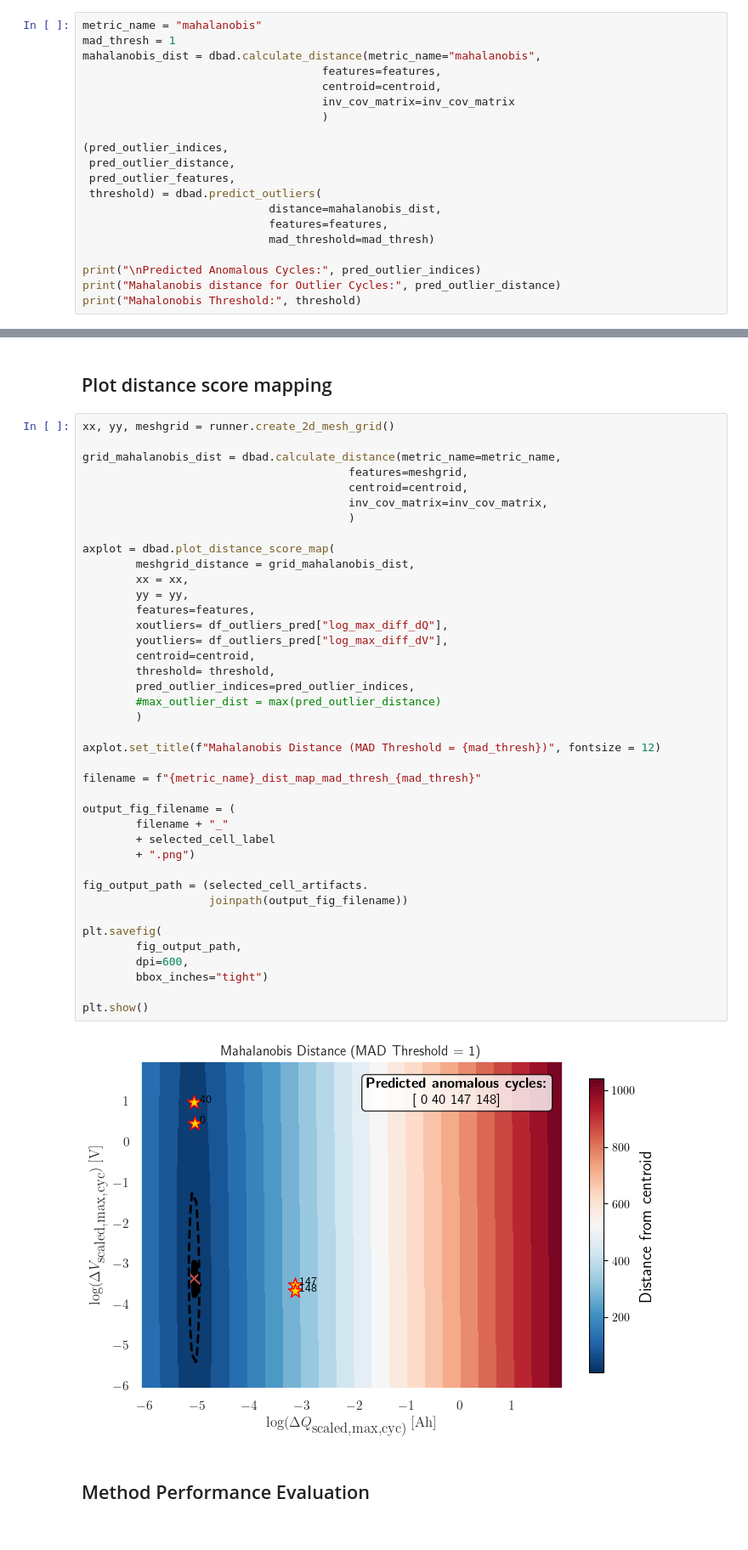
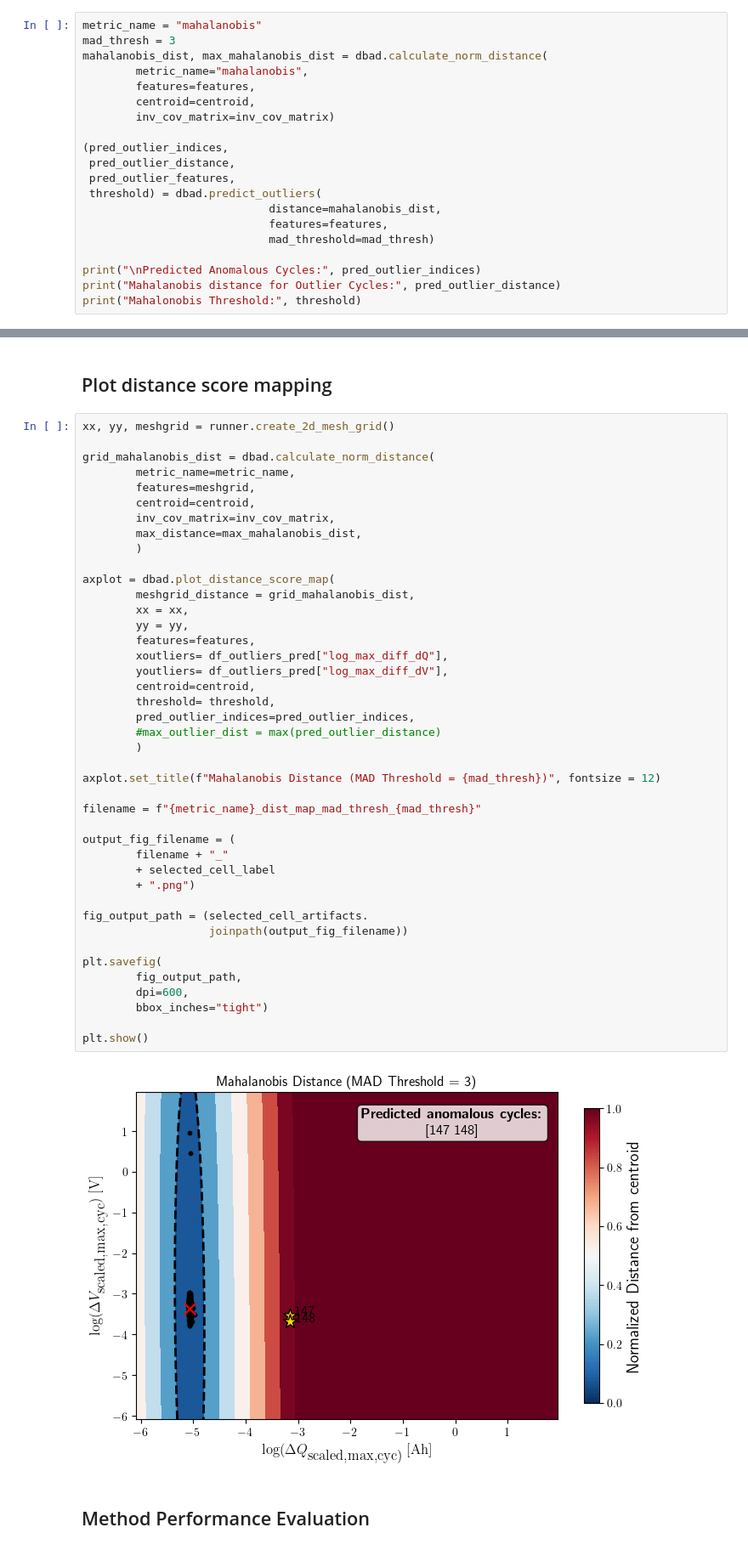
Before and after one commit to meichinpang/osbad, a Jupyter notebook: distance/distance_03_mahalanobis.ipynb, the cells around one changed output, grey strips where cells are left out. Shown at 85% size. Cells and saved outputs as stored; diff of their text form.

```diff
--- a/distance/distance_03_mahalanobis.ipynb
+++ b/distance/distance_03_mahalanobis.ipynb
@@ -215,12 +215,12 @@ centroid = MCD.location_
 inv_cov_matrix = np.linalg.inv(cov_matrix)
 # %%
 metric_name = "mahalanobis"
-mad_thresh = 1
-mahalanobis_dist = dbad.calculate_distance(metric_name="mahalanobis",
-                                    features=features,
-                                    centroid=centroid,
-                                    inv_cov_matrix=inv_cov_matrix
-                                    )
+mad_thresh = 3
+mahalanobis_dist, max_mahalanobis_dist = dbad.calculate_norm_distance(
+        metric_name="mahalanobis",
+        features=features,
+        centroid=centroid,
+        inv_cov_matrix=inv_cov_matrix)
 
 (pred_outlier_indices,
  pred_outlier_distance,
@@ -290,45 +288,47 @@ df_outliers_pred
 # %%
 xx, yy, meshgrid = runner.create_2d_mesh_grid()
 
-grid_mahalanobis_dist = dbad.calculate_distance(metric_name=metric_name,
-                                        features=meshgrid,
-                                        centroid=centroid,
-                                        inv_cov_matrix=inv_cov_matrix,
-                                        )
+grid_mahalanobis_dist = dbad.calculate_norm_distance(
+        metric_name=metric_name,
+        features=meshgrid,
+        centroid=centroid,
+        inv_cov_matrix=inv_cov_matrix,
+        max_distance=max_mahalanobis_dist,
+        )
 
 axplot = dbad.plot_distance_score_map(
         meshgrid_distance = grid_mahalanobis_dist,
         xx = xx,
         yy = yy,
         features=features,
         xoutliers= df_outliers_pred["log_max_diff_dQ"],
         youtliers= df_outliers_pred["log_max_diff_dV"],
         centroid=centroid,
         threshold= threshold,
         pred_outlier_indices=pred_outlier_indices,
         #max_outlier_dist = max(pred_outlier_distance)
         )
 
 axplot.set_title(f"Mahalanobis Distance (MAD Threshold = {mad_thresh})", fontsize = 12)
 
 filename = f"{metric_name}_dist_map_mad_thresh_{mad_thresh}"
 
 output_fig_filename = (
         filename + "_"
         + selected_cell_label
         + ".png")
 
 fig_output_path = (selected_cell_artifacts.
                    joinpath(output_fig_filename))
 
 plt.savefig(
         fig_output_path,
         dpi=600,
         bbox_inches="tight")
 
 plt.show()
 # %% [output]
-[figure, old version]
+[figure, new version]
 # %% [markdown]
 ## Method Performance Evaluation
 # %%
```
Also changed, not shown: parts of 3 cells of this notebook, 3 other files.
